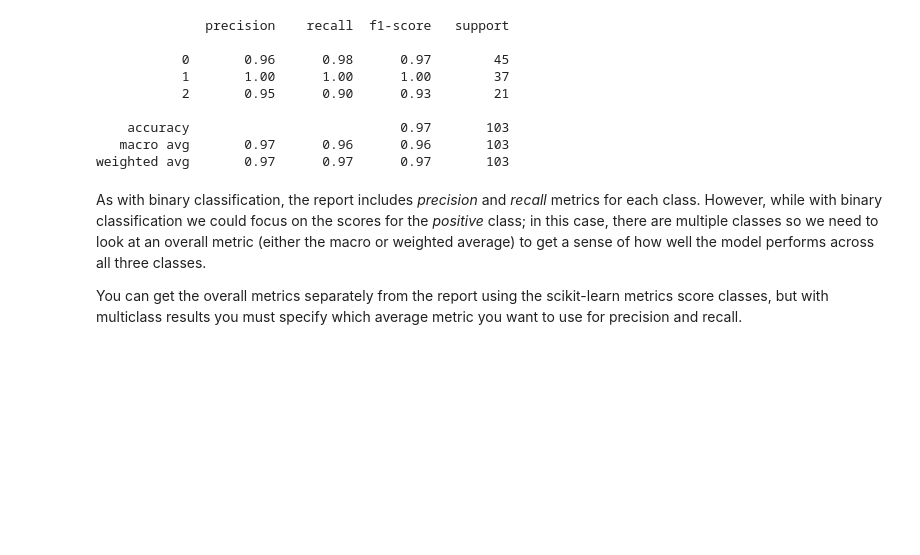
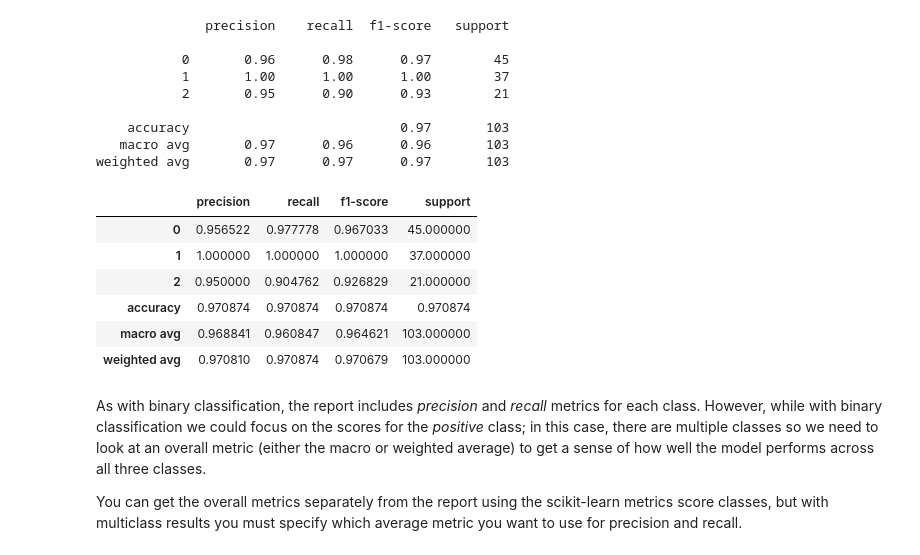
Before and after one commit to iliyaML/ms-machine-learning, a Jupyter notebook: classification/033_Classification_Multiclass.ipynb, the cells around one changed output. Cells and saved outputs as stored; diff of their text form; code cells hidden in the pictures; blank space fills up the shorter version.

Commit message:
Refactored classification notebooks

```diff
--- a/classification/033_Classification_Multiclass.ipynb
+++ b/classification/033_Classification_Multiclass.ipynb
@@ -147,10 +150,10 @@ dtype: int64
 # %% [markdown]
 Now that we've dealt with the missing values, let's explore how the features relate to the label by creating some box charts.
 # %%
-penguin_features = ['CulmenLength','CulmenDepth','FlipperLength','BodyMass']
+penguin_features_ls = ['CulmenLength','CulmenDepth','FlipperLength','BodyMass']
 penguin_label = 'Species'
-for col in penguin_features:
-    penguins.boxplot(column=col, by=penguin_label, figsize=(6,6))
+for col in penguin_features_ls:
+    penguins_df.boxplot(column=col, by=penguin_label, figsize=(6,6))
     plt.title(col)
 plt.show()
 # %% [output]
@@ -166,15 +169,15 @@ From the box plots, it looks like species 0 and 2 (Amelie and Chinstrap) have si
 Just as for binary classification, before training the model, we need to separate the features and label, and then split the data into subsets for training and validation. We'll also apply a *stratification* technique when splitting the data to maintain the proportion of each label value in the training and validation datasets.
 # %%
 # Separate features and labels
-penguins_X, penguins_y = penguins[penguin_features].values, penguins[penguin_label].values
+X_penguin, y_penguin = penguins_df[penguin_features_ls].values, penguins_df[penguin_label].values
 
 # Split data 70%-30% into training set and test set
-x_penguin_train, x_penguin_test, y_penguin_train, y_penguin_test = train_test_split(penguins_X, penguins_y,
+X_penguin_train, X_penguin_test, y_penguin_train, y_penguin_test = train_test_split(X_penguin, y_penguin,
                                                                                     test_size=0.30,
-                                                                                    random_state=0,
-                                                                                    stratify=penguins_y)
+                                                                                    random_state=RANDOM_STATE,
+                                                                                    stratify=y_penguin)
 
-print ('Training Set: %d, Test Set: %d \n' % (x_penguin_train.shape[0], x_penguin_test.shape[0]))
+print('Training Set: %d, Test Set: %d \n' % (X_penguin_train.shape[0], X_penguin_test.shape[0]))
 # %% [output]
 Training Set: 239, Test Set: 103
 # %% [markdown]
@@ -186,16 +189,16 @@ Now that we have a set of training features and corresponding training labels, w
 reg = 0.1
 
 # train a logistic regression model on the training set
-multi_model = LogisticRegression(C=1/reg, solver='lbfgs', multi_class='auto', max_iter=10000).fit(x_penguin_train, y_penguin_train)
-print (multi_model)
+logistic_reg_multi_model = LogisticRegression(C=1/reg, solver='lbfgs', multi_class='auto', max_iter=10000).fit(X_penguin_train, y_penguin_train)
+print(logistic_reg_multi_model)
 # %% [output]
 LogisticRegression(C=10.0, max_iter=10000)
 # %% [markdown]
 Now we can use the trained model to predict the labels for the test features, and compare the predicted labels to the actual labels:
 # %%
-penguin_predictions = multi_model.predict(x_penguin_test)
-print('Predicted labels: ', penguin_predictions[:15])
-print('Actual labels   : ' ,y_penguin_test[:15])
+y_penguin_pred = logistic_reg_multi_model.predict(X_penguin_test)
+print('Predicted labels: ', y_penguin_pred[:15])
+print('Actual labels   : ', y_penguin_test[:15])
 # %% [output]
 Predicted labels:  [0 1 0 2 2 1 1 1 0 2 2 1 2 1 2]
 Actual labels   :  [0 1 2 2 2 1 1 1 0 2 2 1 2 1 2]
@@ -213,6 +216,17 @@ print(classification_report(y_penguin_test, penguin_predictions))
     accuracy                           0.97       103
    macro avg       0.97      0.96      0.96       103
 weighted avg       0.97      0.97      0.97       103
+# %%
+# DataFrame View
+pd.DataFrame(classification_report(y_penguin_test, y_penguin_pred, output_dict=True)).transpose()
+# %% [output]
+|  | precision | recall | f1-score | support |
+| 0 | 0.956522 | 0.977778 | 0.967033 | 45.000000 |
+| 1 | 1.000000 | 1.000000 | 1.000000 | 37.000000 |
+| 2 | 0.950000 | 0.904762 | 0.926829 | 21.000000 |
+| accuracy | 0.970874 | 0.970874 | 0.970874 | 0.970874 |
+| macro avg | 0.968841 | 0.960847 | 0.964621 | 103.000000 |
+| weighted avg | 0.970810 | 0.970874 | 0.970679 | 103.000000 |
 # %% [markdown]
 As with binary classification, the report includes *precision* and *recall* metrics for each class. However, while with binary classification we could focus on the scores for the *positive* class; in this case, there are multiple classes so we need to look at an overall metric (either the macro or weighted average) to get a sense of how well the model performs across all three classes.
 
```
Also changed, not shown: parts of 17 cells of this notebook, 2 other files.
